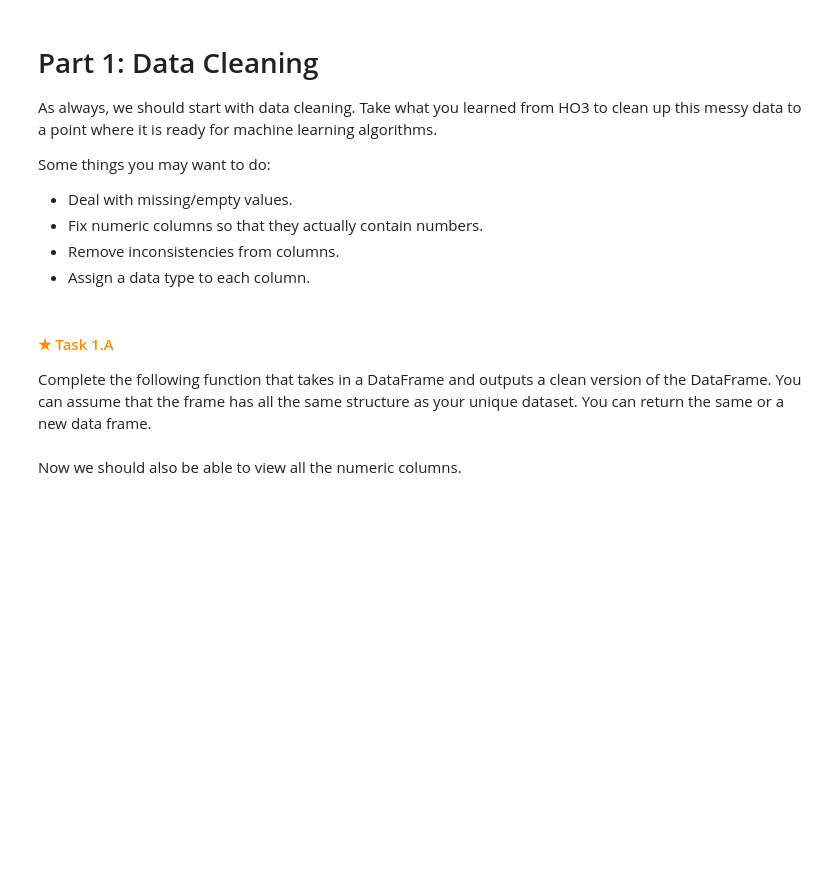
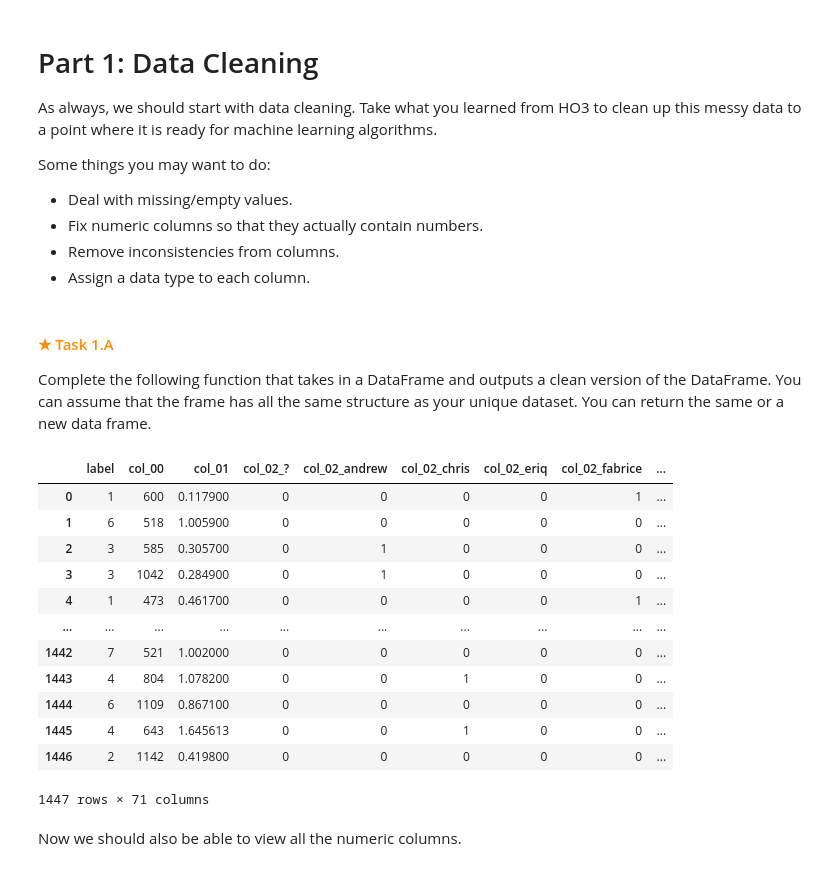
Before and after one commit to DrNekoSenpai/cse-40-ho5, a Jupyter notebook: assignment.ipynb, the cells around one changed output. Saved outputs shown, nothing was run; the diff lists cells and outputs as text; code cells hidden in the pictures; blank space fills up the shorter version.

```diff
--- a/assignment.ipynb
+++ b/assignment.ipynb
@@ -133,3 +137,64 @@ unique_data
+# %%
+def clean_data(frame):
+    for column in frame:
+        if column == "label":
+            continue
+
+        expression = re.compile(r'([0-9.]+)')
+        extract = frame[column].str.extract(expression, expand=False)
+
+        if extract.notna().any():
+            frame[column] = pd.to_numeric(extract, errors='coerce')
+
+            np_col = frame[column].dropna().to_numpy()
+
+            mean = np.mean(np_col).astype(int)
+            std = frame[column].std()
+            num_stds = 3
+
+            upper_bound = mean + num_stds * std
+            lower_bound = mean - num_stds * std
+
+            frame[column] = frame[column].clip(lower=lower_bound, upper=upper_bound)
+            frame[column] = frame[column].fillna(mean)
+
+            if np.all(np_col % 1 == 0):
+                frame[column] = frame[column].astype(int)
+
+            else:
+                frame[column] = frame[column].astype(float)
+
+        else:
+            frame[column] = frame[column].str.title()
+            orig_column = column
+
+            one_hot = pd.get_dummies(frame[column])
+            one_hot.columns = [f'{column}_{col.lower()}' for col in one_hot.columns]
+
+            location = frame.columns.get_loc(column) + 1
+            for column in reversed(one_hot.columns):
+                frame.insert(location, column, one_hot[column])
+
+            frame.drop(orig_column, axis=1, inplace=True)
+
+    return frame
+
+unique_data = clean_data(unique_data)
+unique_data
+# %% [output]
+|  | label | col_00 | col_01 | col_02_? | col_02_andrew | col_02_chris | col_02_eriq | col_02_fabrice | ... |
+| 0 | 1 | 600 | 0.117900 | 0 | 0 | 0 | 0 | 1 | ... |
+| 1 | 6 | 518 | 1.005900 | 0 | 0 | 0 | 0 | 0 | ... |
+| 2 | 3 | 585 | 0.305700 | 0 | 1 | 0 | 0 | 0 | ... |
+| 3 | 3 | 1042 | 0.284900 | 0 | 1 | 0 | 0 | 0 | ... |
+| 4 | 1 | 473 | 0.461700 | 0 | 0 | 0 | 0 | 1 | ... |
+| ... | ... | ... | ... | ... | ... | ... | ... | ... | ... |
+| 1442 | 7 | 521 | 1.002000 | 0 | 0 | 0 | 0 | 0 | ... |
+| 1443 | 4 | 804 | 1.078200 | 0 | 0 | 1 | 0 | 0 | ... |
+| 1444 | 6 | 1109 | 0.867100 | 0 | 0 | 0 | 0 | 0 | ... |
+| 1445 | 4 | 643 | 1.645613 | 0 | 0 | 1 | 0 | 0 | ... |
+| 1446 | 2 | 1142 | 0.419800 | 0 | 0 | 0 | 0 | 0 | ... |
+1447 rows × 71 columns
 # %% [markdown]
 Now we should also be able to view all the numeric columns.
 # %%
```
Also changed, not shown: parts of 13 cells of this notebook, 1 other file.
